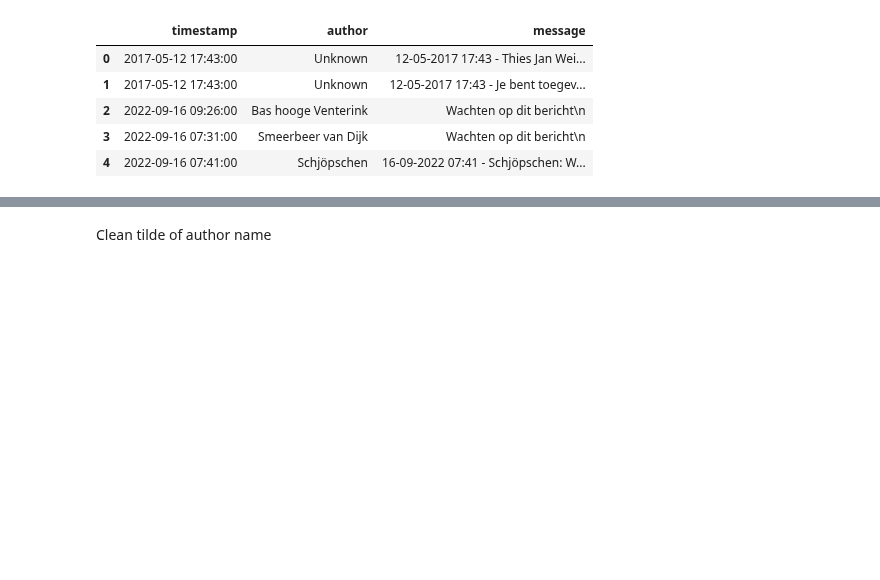
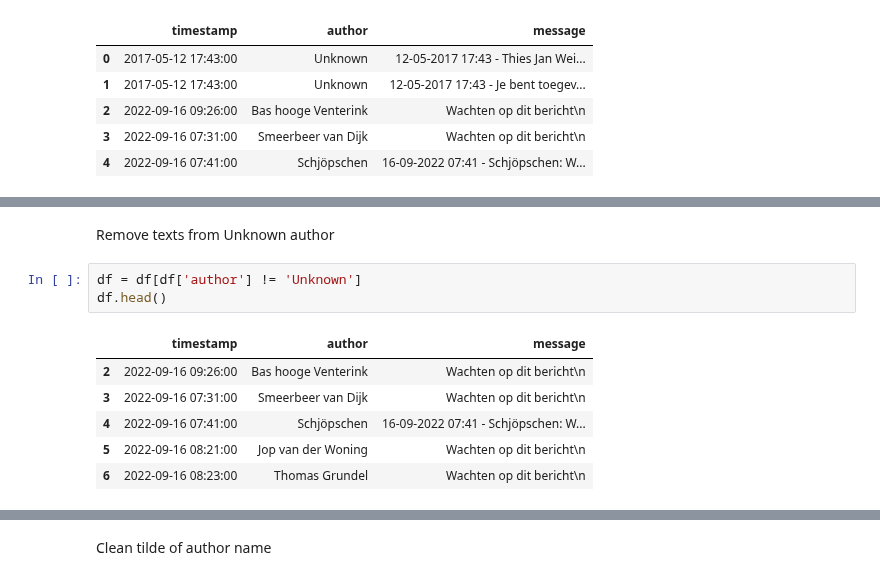
Before and after one commit to bashoogeventerink-max/DAV, a Jupyter notebook: notebooks/01-cleaning-data.ipynb, the cells around one changed output, grey strips where cells are left out. Saved outputs shown, nothing was run; the diff lists cells and outputs as text; blank space fills up the shorter version.

```diff
--- a/notebooks/01-cleaning-data.ipynb
+++ b/notebooks/01-cleaning-data.ipynb
@@ -38,0 +37,12 @@ dtype: object
+# %% [markdown]
+Remove texts from Unknown author
+# %%
+df = df[df['author'] != 'Unknown']
+df.head()
+# %% [output]
+|  | timestamp | author | message |
+| 2 | 2022-09-16 09:26:00 | Bas hooge Venterink | Wachten op dit bericht\n |
+| 3 | 2022-09-16 07:31:00 | Smeerbeer van Dijk | Wachten op dit bericht\n |
+| 4 | 2022-09-16 07:41:00 | Schjöpschen | 16-09-2022 07:41 - Schjöpschen: W... |
+| 5 | 2022-09-16 08:21:00 | Jop van der Woning | Wachten op dit bericht\n |
+| 6 | 2022-09-16 08:23:00 | Thomas Grundel | Wachten op dit bericht\n |
```
Also changed, not shown: parts of 17 cells of this notebook, 6 other files.
